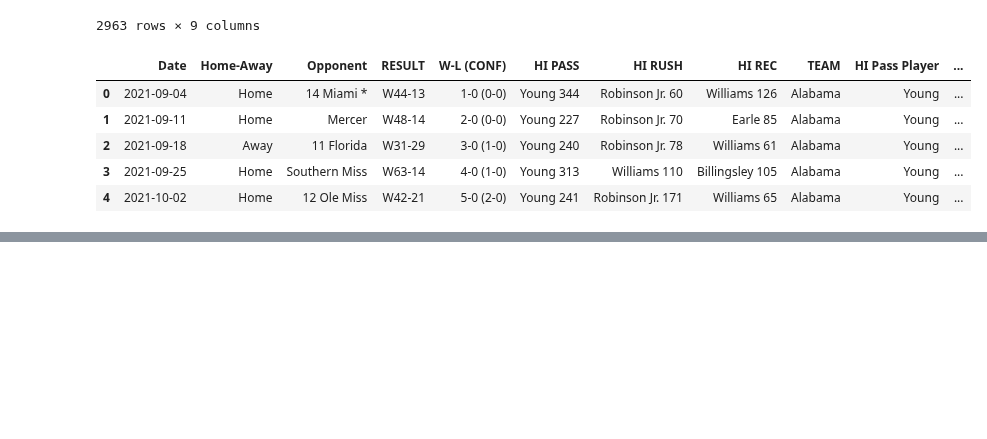
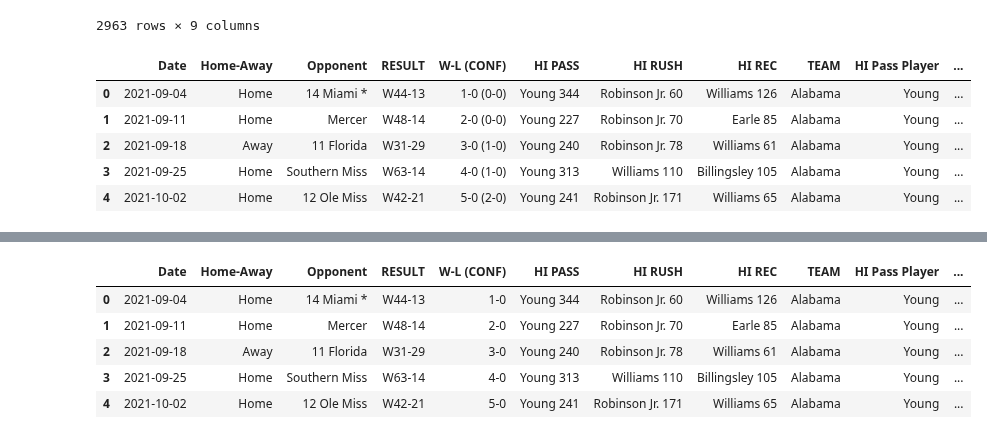
Before and after one commit to MarkClampitt/Springboard, a Jupyter notebook: Capstone2/DataWrangling.ipynb, the cells around one changed output, grey strips where cells are left out. Cells and saved outputs as stored; diff of their text form; code cells hidden in the pictures; blank space fills up the shorter version.

```diff
--- a/Capstone2/DataWrangling.ipynb
+++ b/Capstone2/DataWrangling.ipynb
@@ -395,0 +407,11 @@ SBYSEC.head()
+# %%
+SBYSEC['CONF'] = SBYSEC["W-L (CONF)"].str[5:8]
+SBYSEC['W-L (CONF)'] = SBYSEC["W-L (CONF)"].str[0:3]
+SBYSEC.head()
+# %% [output]
+|  | Date | Home-Away | Opponent | RESULT | W-L (CONF) | HI PASS | HI RUSH | HI REC | TEAM | HI Pass Player | ... |
+| 0 | 2021-09-04 | Home | 14 Miami * | W44-13 | 1-0 | Young 344 | Robinson Jr. 60 | Williams 126 | Alabama | Young | ... |
+| 1 | 2021-09-11 | Home | Mercer | W48-14 | 2-0 | Young 227 | Robinson Jr. 70 | Earle 85 | Alabama | Young | ... |
+| 2 | 2021-09-18 | Away | 11 Florida | W31-29 | 3-0 | Young 240 | Robinson Jr. 78 | Williams 61 | Alabama | Young | ... |
+| 3 | 2021-09-25 | Home | Southern Miss | W63-14 | 4-0 | Young 313 | Williams 110 | Billingsley 105 | Alabama | Young | ... |
+| 4 | 2021-10-02 | Home | 12 Ole Miss | W42-21 | 5-0 | Young 241 | Robinson Jr. 171 | Williams 65 | Alabama | Young | ... |
```
Also changed, not shown: parts of 4 cells of this notebook.
